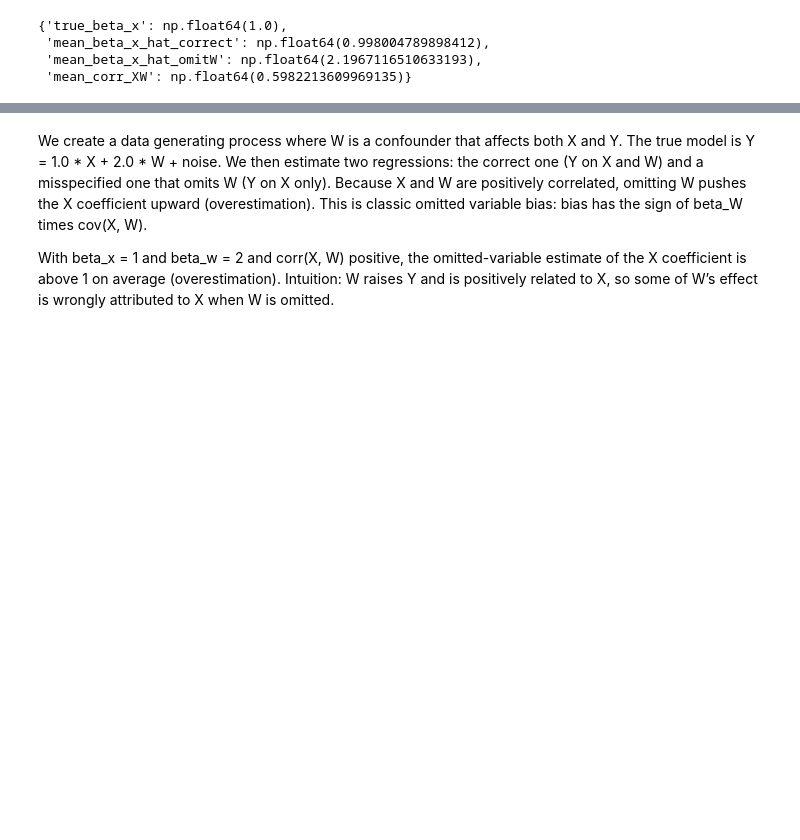
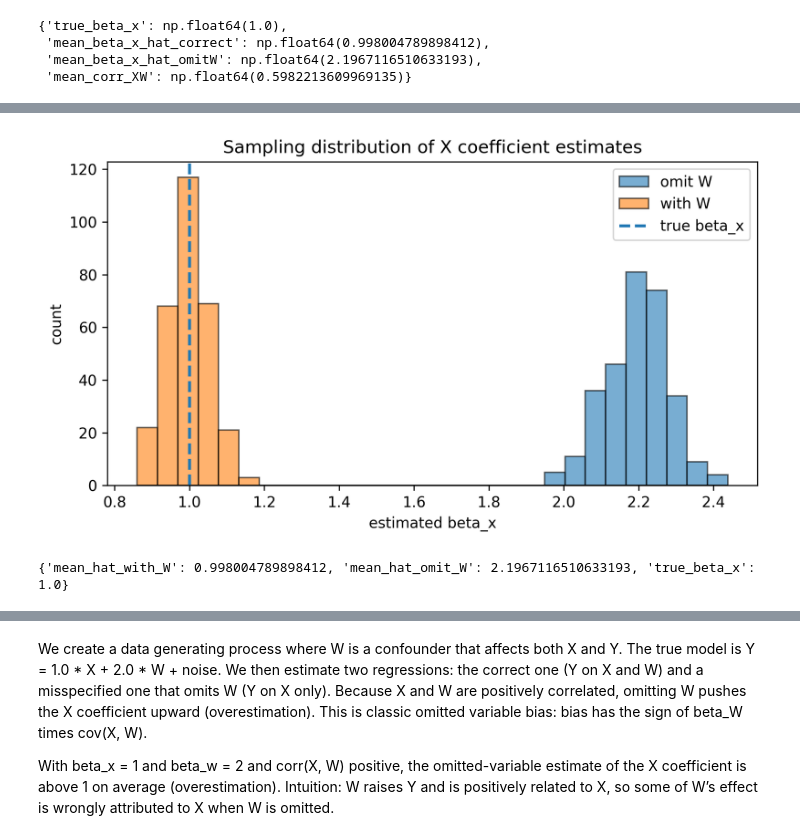
Before and after one commit to SergeyNelyapenkoBU/DX702-mod-6, a Jupyter notebook: Homework-Reflections-5-8.ipynb, the cells around one changed output, grey strips where cells are left out. Drawn from its saved outputs; the diff is of its cells as text; code cells hidden in the pictures; blank space fills up the shorter version.

```diff
--- a/Homework-Reflections-5-8.ipynb
+++ b/Homework-Reflections-5-8.ipynb
@@ -522,0 +521,24 @@ summary
+# %%
+true_beta = df["beta_x_true"].iloc[0]
+
+plt.figure(figsize=(7,4))
+bins = np.linspace(min(df["beta_x_hat_omitW"].min(), df["beta_x_hat_correct"].min()),
+                   max(df["beta_x_hat_omitW"].max(), df["beta_x_hat_correct"].max()), 30)
+plt.hist(df["beta_x_hat_omitW"], bins=bins, alpha=0.6, label="omit W", edgecolor="k")
+plt.hist(df["beta_x_hat_correct"], bins=bins, alpha=0.6, label="with W", edgecolor="k")
+plt.axvline(true_beta, linestyle="--", linewidth=2, label="true beta_x")
+plt.title("Sampling distribution of X coefficient estimates")
+plt.xlabel("estimated beta_x")
+plt.ylabel("count")
+plt.legend()
+plt.tight_layout()
+plt.show()
+
+print({
+    "mean_hat_with_W": float(df["beta_x_hat_correct"].mean()),
+    "mean_hat_omit_W": float(df["beta_x_hat_omitW"].mean()),
+    "true_beta_x": float(true_beta)
+})
+# %% [output]
+[figure, added]
+{'mean_hat_with_W': 0.998004789898412, 'mean_hat_omit_W': 2.1967116510633193, 'true_beta_x': 1.0}
```
Also changed, not shown: parts of 10 cells of this notebook.
